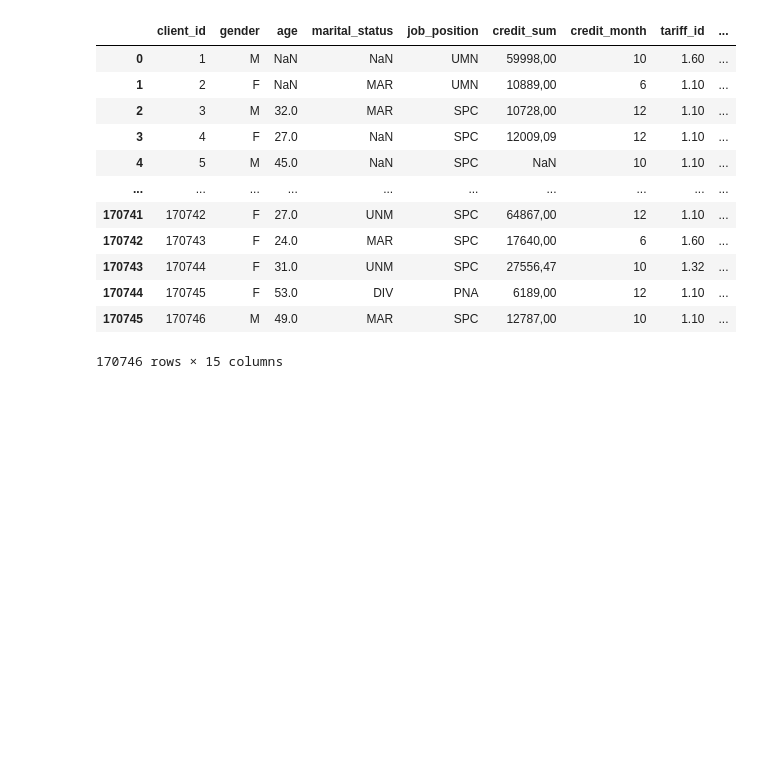
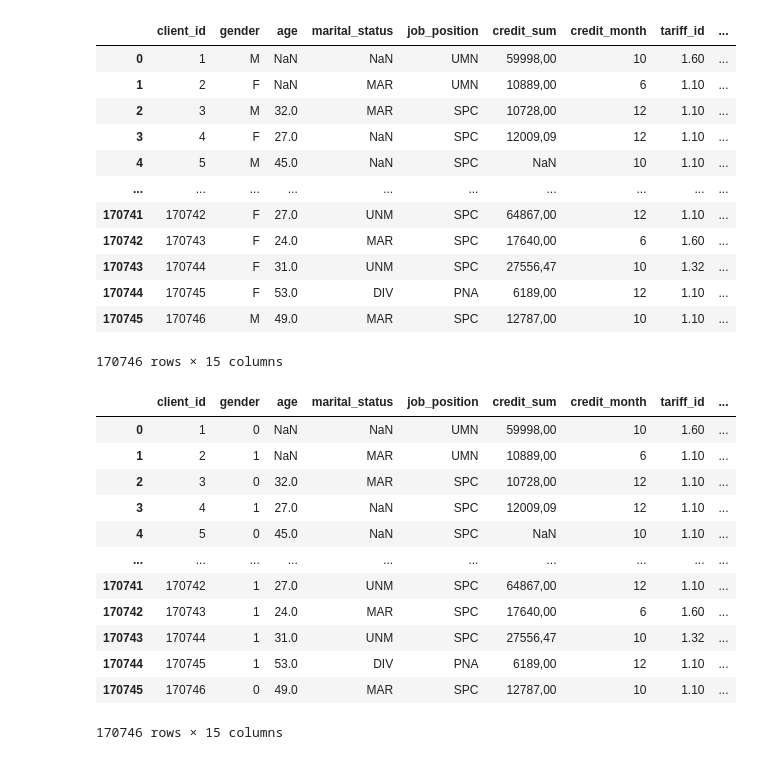
Before and after one commit to xxxSOERxxx/ML01_P_Online, a Jupyter notebook: Eugene_Piuta/DZ_07/task_1.ipynb, the cells around one changed output. Cells and saved outputs as stored; diff of their text form; code cells hidden in the pictures; blank space fills up the shorter version.

```diff
--- a/Eugene_Piuta/DZ_07/task_1.ipynb
+++ b/Eugene_Piuta/DZ_07/task_1.ipynb
@@ -19,7 +19,9 @@ pd.set_option('display.max_columns', 20)
 pd.set_option('display.max_rows', 10)
 pd.set_option('display.width', 80)
 # %%
-df = pd.read_csv("./credit_train.csv", encoding='cp1251', on_bad_lines = 'skip', sep=';')
+#df = pd.read_csv("./credit_train.csv", encoding='cp1251', on_bad_lines = 'skip', sep=';')
+# Прочитаем файл данных
+df = pd.read_csv("./credit_train.csv", encoding='ANSI', on_bad_lines = 'skip', sep=';')
 df
 # %% [output]
 |  | client_id | gender | age | marital_status | job_position | credit_sum | credit_month | tariff_id | ... |
@@ -35,6 +37,3 @@ df
 | 170744 | 170745 | F | 53.0 | DIV | PNA | 6189,00 | 12 | 1.10 | ... |
 | 170745 | 170746 | M | 49.0 | MAR | SPC | 12787,00 | 10 | 1.10 | ... |
 170746 rows × 15 columns
-# %%
-df["living_region"] = df["living_region"].astype("string")
-df.dtypes
@@ -53,0 +40,4 @@ Length: 15, dtype: object
+# %%
+# Изменим тип графы living_region на str для дольнейшей обработки данных
+df["living_region"] = df["living_region"].astype("str")
+df.dtypes
@@ -74,3 +79,21 @@ df
 | 170744 | 170745 | F | 53.0 | DIV | PNA | 6189,00 | 12 | 1.10 | ... |
 | 170745 | 170746 | M | 49.0 | MAR | SPC | 12787,00 | 10 | 1.10 | ... |
 170746 rows × 15 columns
+# %%
+# Заменим буквы пола в столбце gender на цифры 0 и 1(M = 0, F = 1)
+df["gender"] = np.where(df["gender"] == "M", 0, 1)
+df
+# %% [output]
+|  | client_id | gender | age | marital_status | job_position | credit_sum | credit_month | tariff_id | ... |
+| 0 | 1 | 0 | NaN | NaN | UMN | 59998,00 | 10 | 1.60 | ... |
+| 1 | 2 | 1 | NaN | MAR | UMN | 10889,00 | 6 | 1.10 | ... |
+| 2 | 3 | 0 | 32.0 | MAR | SPC | 10728,00 | 12 | 1.10 | ... |
+| 3 | 4 | 1 | 27.0 | NaN | SPC | 12009,09 | 12 | 1.10 | ... |
+| 4 | 5 | 0 | 45.0 | NaN | SPC | NaN | 10 | 1.10 | ... |
+| ... | ... | ... | ... | ... | ... | ... | ... | ... | ... |
+| 170741 | 170742 | 1 | 27.0 | UNM | SPC | 64867,00 | 12 | 1.10 | ... |
+| 170742 | 170743 | 1 | 24.0 | MAR | SPC | 17640,00 | 6 | 1.60 | ... |
+| 170743 | 170744 | 1 | 31.0 | UNM | SPC | 27556,47 | 10 | 1.32 | ... |
+| 170744 | 170745 | 1 | 53.0 | DIV | PNA | 6189,00 | 12 | 1.10 | ... |
+| 170745 | 170746 | 0 | 49.0 | MAR | SPC | 12787,00 | 10 | 1.10 | ... |
+170746 rows × 15 columns
```
Also changed, not shown: parts of 8 cells of this notebook.
